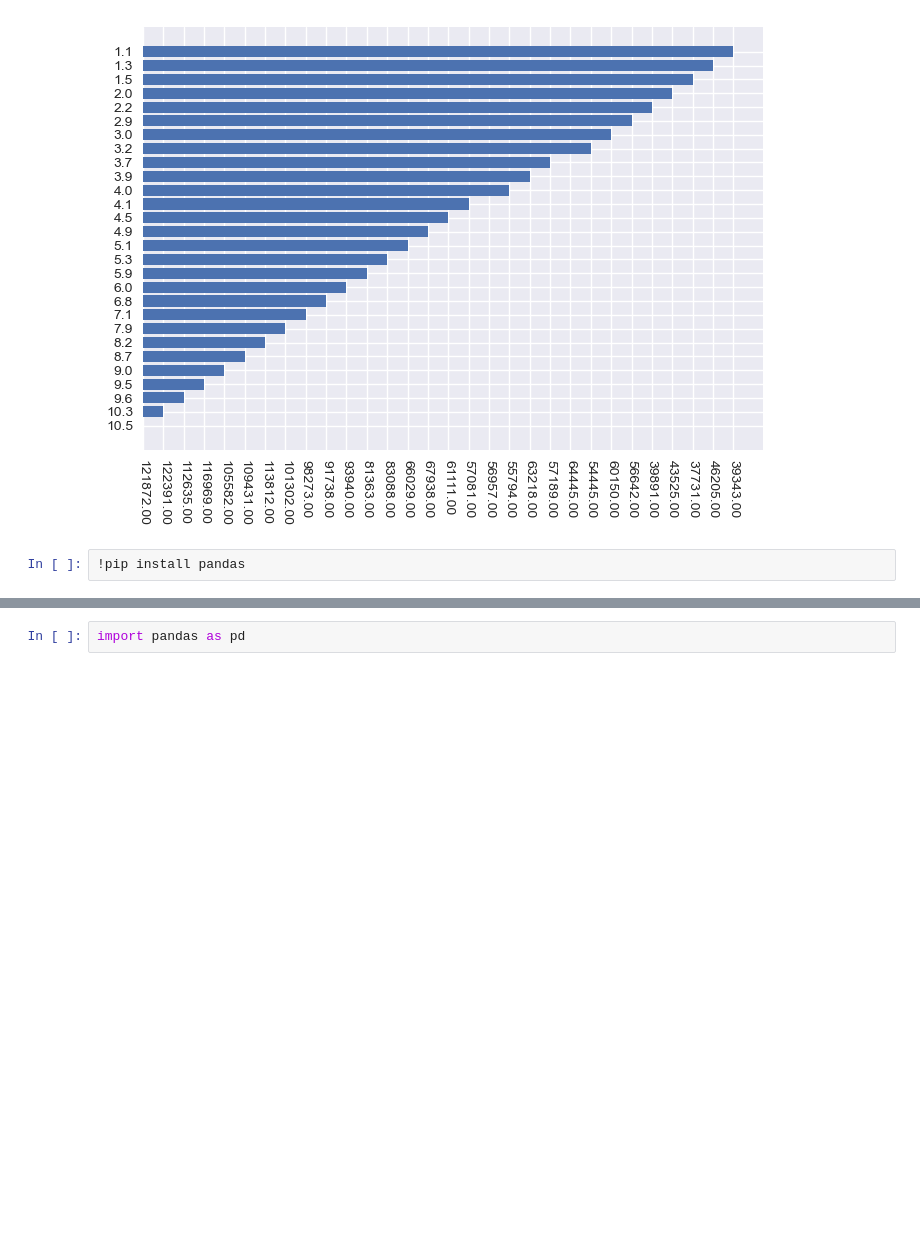
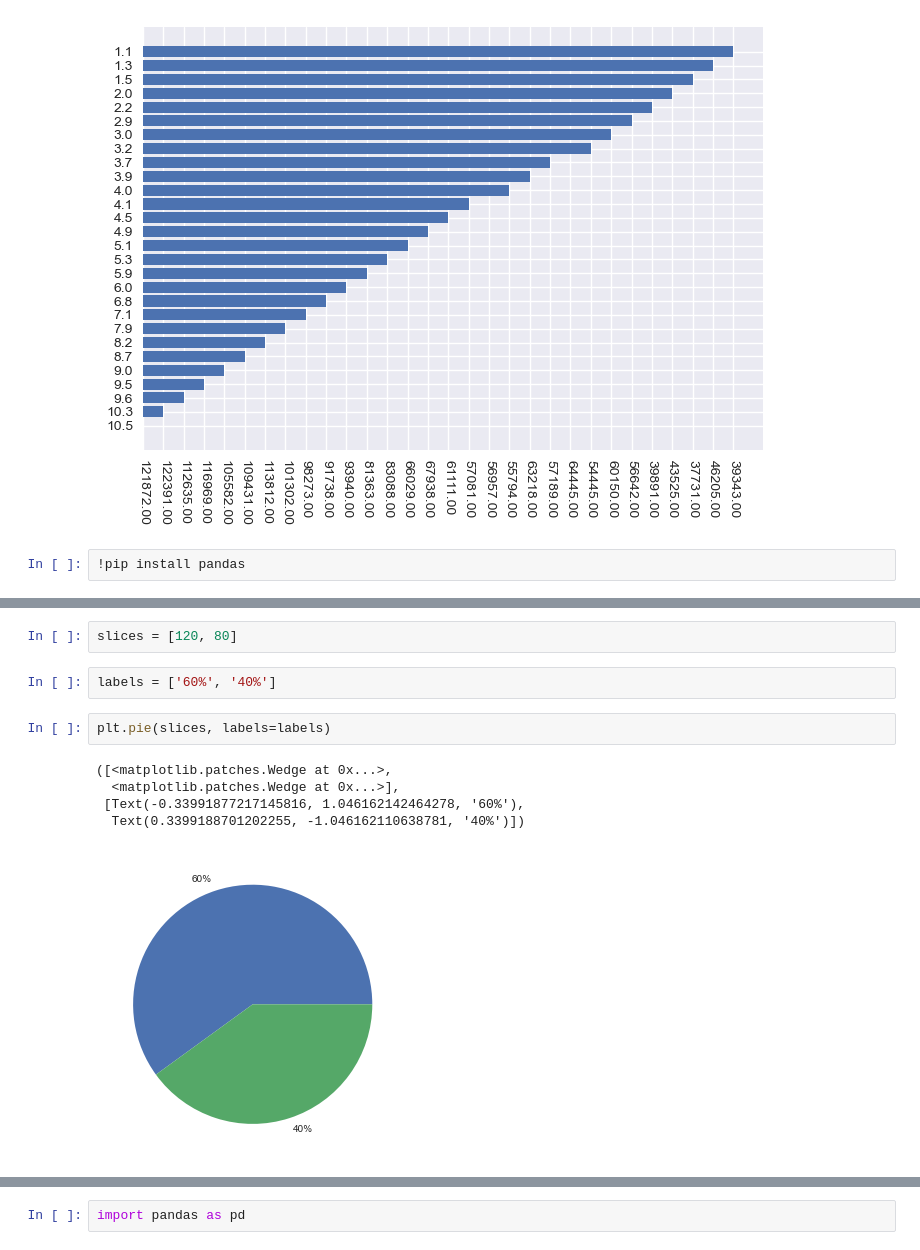
Before and after one commit to tavo-robotas/DI_101, a Jupyter notebook: __II_Data_Visual/__I_matplotlib.ipynb, the cells around one changed output, grey strips where cells are left out. Cells and saved outputs as stored; diff of their text form; blank space fills up the shorter version.

```diff
--- a/__II_Data_Visual/__I_matplotlib.ipynb
+++ b/__II_Data_Visual/__I_matplotlib.ipynb
@@ -387,0 +467,12 @@ plt.xticks(rotation=-90);
+# %%
+slices = [120, 80]
+# %%
+labels = ['60%', '40%']
+# %%
+plt.pie(slices, labels=labels)
+# %% [output]
+([<matplotlib.patches.Wedge at 0x...>,
+  <matplotlib.patches.Wedge at 0x...>],
+ [Text(-0.33991877217145816, 1.046162142464278, '60%'),
+  Text(0.3399188701202255, -1.046162110638781, '40%')])
+[figure, added]
```
Also changed, not shown: parts of 135 cells of this notebook, 11 other files.
